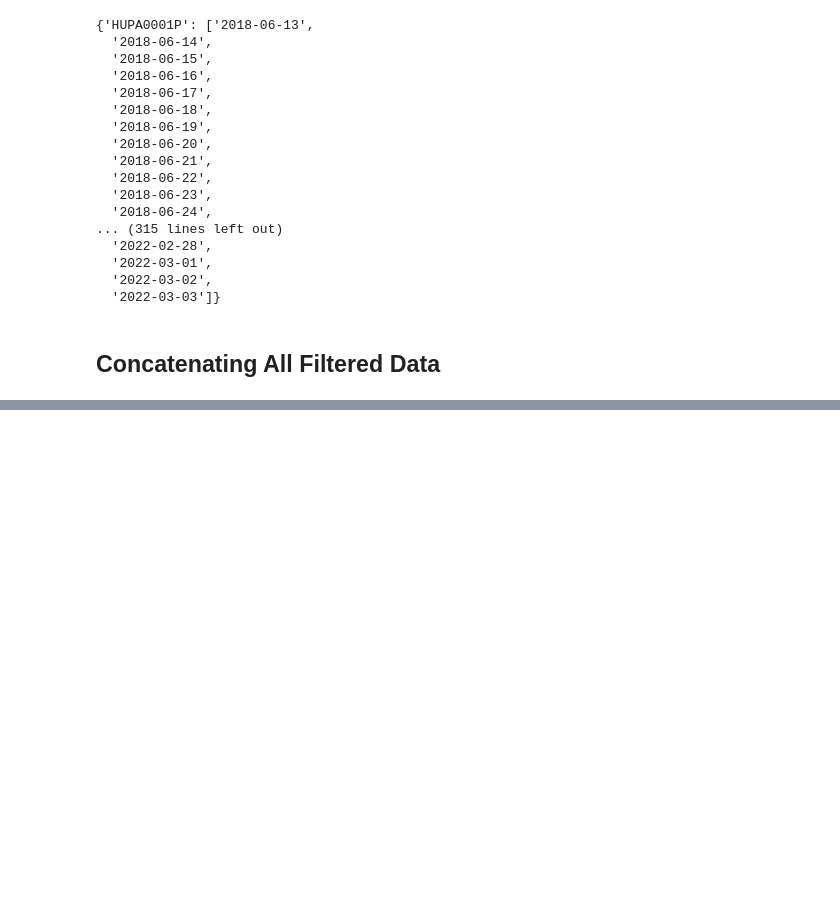
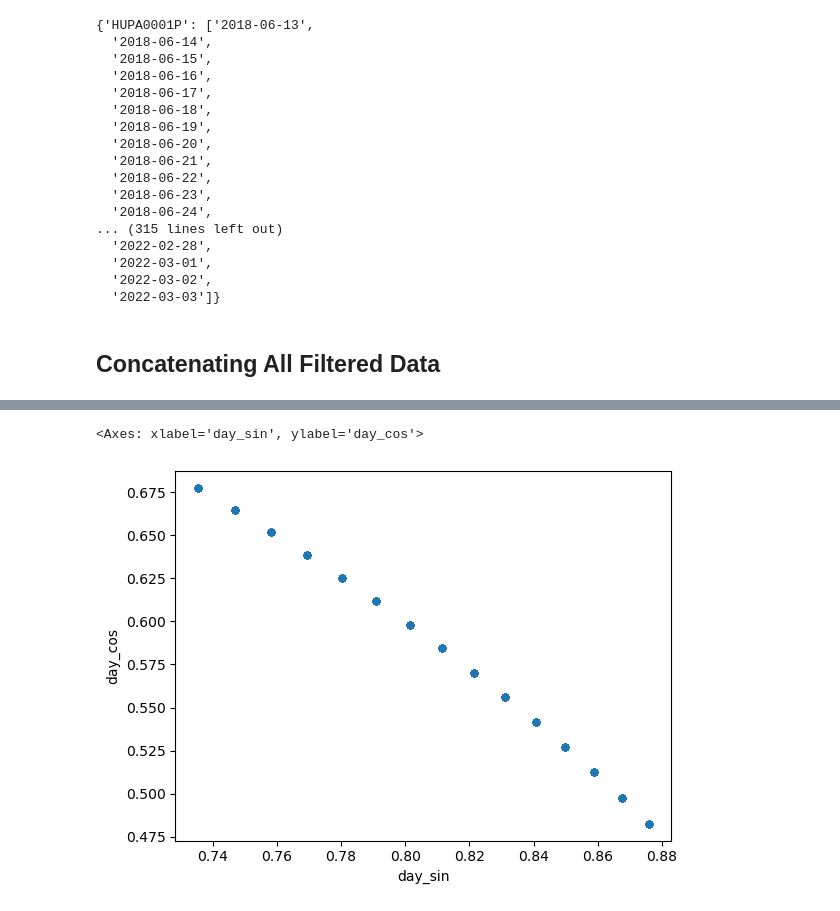
Before and after one commit to nawal-r2002/Treatment_Systems_ML_Models, a Jupyter notebook: preprocessing_data - Spring.ipynb, the cells around one changed output, grey strips where cells are left out. Drawn from its saved outputs; the diff is of its cells as text; code cells hidden in the pictures; blank space fills up the shorter version.

```diff
--- a/preprocessing_data - Spring.ipynb
+++ b/preprocessing_data - Spring.ipynb
@@ -419,0 +439,5 @@ HUPA0028P.csv
+# %%
+data.plot.scatter('day_sin', 'day_cos')
+# %% [output]
+<Axes: xlabel='day_sin', ylabel='day_cos'>
+[figure, added]
```
Also changed, not shown: parts of 6 cells of this notebook, 25 other files.
